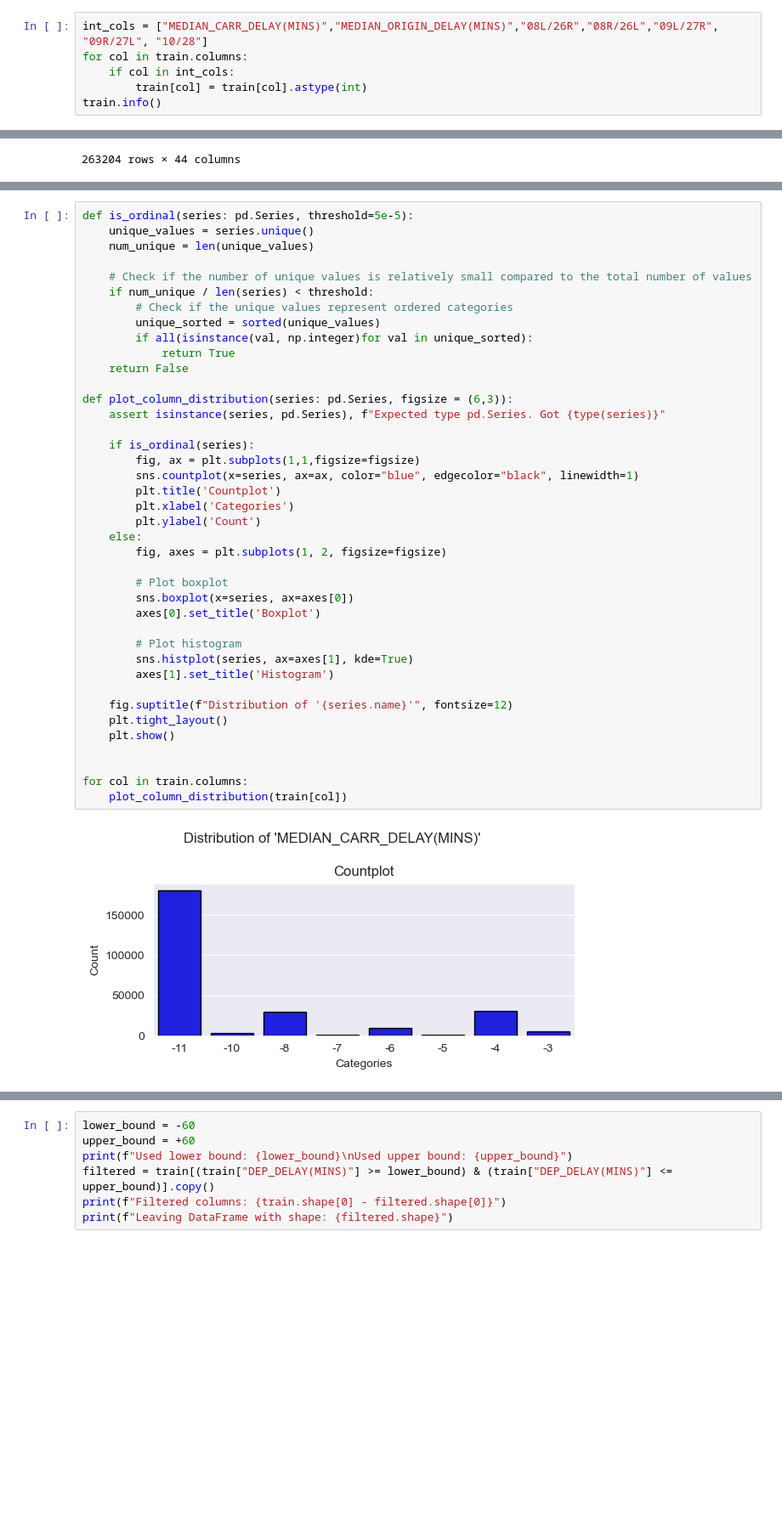
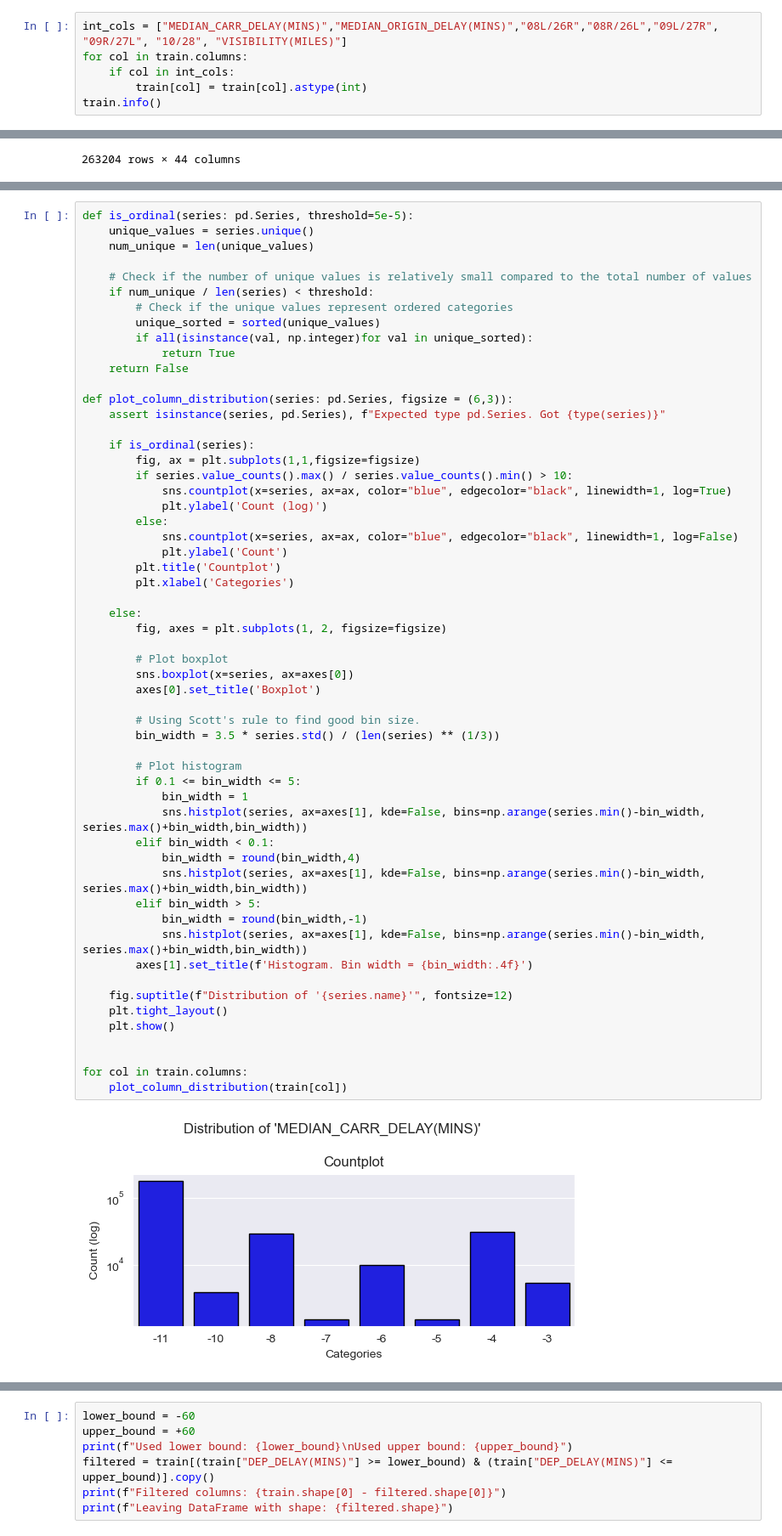
Before and after one commit to chrigHub/PertubationThesis, a Jupyter notebook: main/preprocessing/analysis/experimental_data_analysis.ipynb, the cells around one changed output, grey strips where cells are left out. Shown at 85% size. Cells and saved outputs as stored; diff of their text form; blank space fills up the shorter version.

Commit message:
Improved graphs on EDA

```diff
--- a/main/preprocessing/analysis/experimental_data_analysis.ipynb
+++ b/main/preprocessing/analysis/experimental_data_analysis.ipynb
@@ -36,7 +38,7 @@ Shape of y_test: (65801,)
 | 7249134 | -11.0 | -9.0 | -4 | 89 | 653.39204 | ... |
 263204 rows × 46 columns
 # %%
-int_cols = ["MEDIAN_CARR_DELAY(MINS)","MEDIAN_ORIGIN_DELAY(MINS)","08L/26R","08R/26L","09L/27R", "09R/27L", "10/28"]
+int_cols = ["MEDIAN_CARR_DELAY(MINS)","MEDIAN_ORIGIN_DELAY(MINS)","08L/26R","08R/26L","09L/27R", "09R/27L", "10/28", "VISIBILITY(MILES)"]
 for col in train.columns:
     if col in int_cols:
         train[col] = train[col].astype(int)
@@ -93,35 +97,51 @@ def is_ordinal(series: pd.Series, threshold=5e-5):
         # Check if the unique values represent ordered categories
         unique_sorted = sorted(unique_values)
         if all(isinstance(val, np.integer)for val in unique_sorted):
             return True
     return False
 
 def plot_column_distribution(series: pd.Series, figsize = (6,3)):
     assert isinstance(series, pd.Series), f"Expected type pd.Series. Got {type(series)}"
 
     if is_ordinal(series):
         fig, ax = plt.subplots(1,1,figsize=figsize)
-        sns.countplot(x=series, ax=ax, color="blue", edgecolor="black", linewidth=1)
+        if series.value_counts().max() / series.value_counts().min() > 10:
+            sns.countplot(x=series, ax=ax, color="blue", edgecolor="black", linewidth=1, log=True)
+            plt.ylabel('Count (log)')
+        else:
+            sns.countplot(x=series, ax=ax, color="blue", edgecolor="black", linewidth=1, log=False)
+            plt.ylabel('Count')
         plt.title('Countplot')
         plt.xlabel('Categories')
-        plt.ylabel('Count')
+
     else:
         fig, axes = plt.subplots(1, 2, figsize=figsize)
 
         # Plot boxplot
         sns.boxplot(x=series, ax=axes[0])
         axes[0].set_title('Boxplot')
 
+        # Using Scott's rule to find good bin size.
+        bin_width = 3.5 * series.std() / (len(series) ** (1/3))
+
         # Plot histogram
-        sns.histplot(series, ax=axes[1], kde=True)
-        axes[1].set_title('Histogram')
+        if 0.1 <= bin_width <= 5:
+            bin_width = 1
+            sns.histplot(series, ax=axes[1], kde=False, bins=np.arange(series.min()-bin_width, series.max()+bin_width,bin_width))
+        elif bin_width < 0.1:
+            bin_width = round(bin_width,4)
+            sns.histplot(series, ax=axes[1], kde=False, bins=np.arange(series.min()-bin_width, series.max()+bin_width,bin_width))
+        elif bin_width > 5:
+            bin_width = round(bin_width,-1)
+            sns.histplot(series, ax=axes[1], kde=False, bins=np.arange(series.min()-bin_width, series.max()+bin_width,bin_width))
+        axes[1].set_title(f'Histogram. Bin width = {bin_width:.4f}')
 
     fig.suptitle(f"Distribution of '{series.name}'", fontsize=12)
     plt.tight_layout()
     plt.show()
 
 
 for col in train.columns:
     plot_column_distribution(train[col])
 # %% [output]
-[figure, old version]
+[figure, new version]
```
Also changed, not shown: parts of 11 cells of this notebook.
